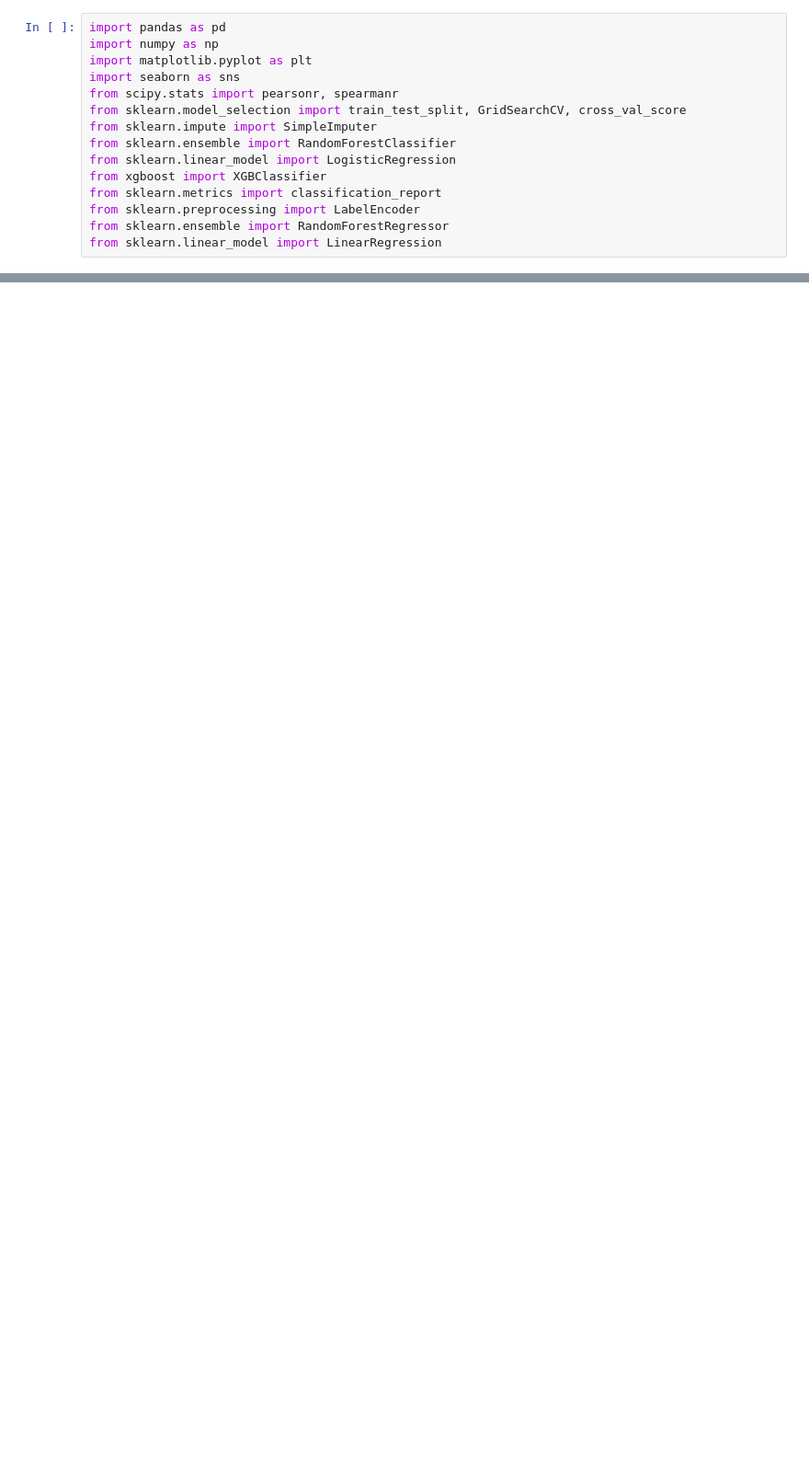
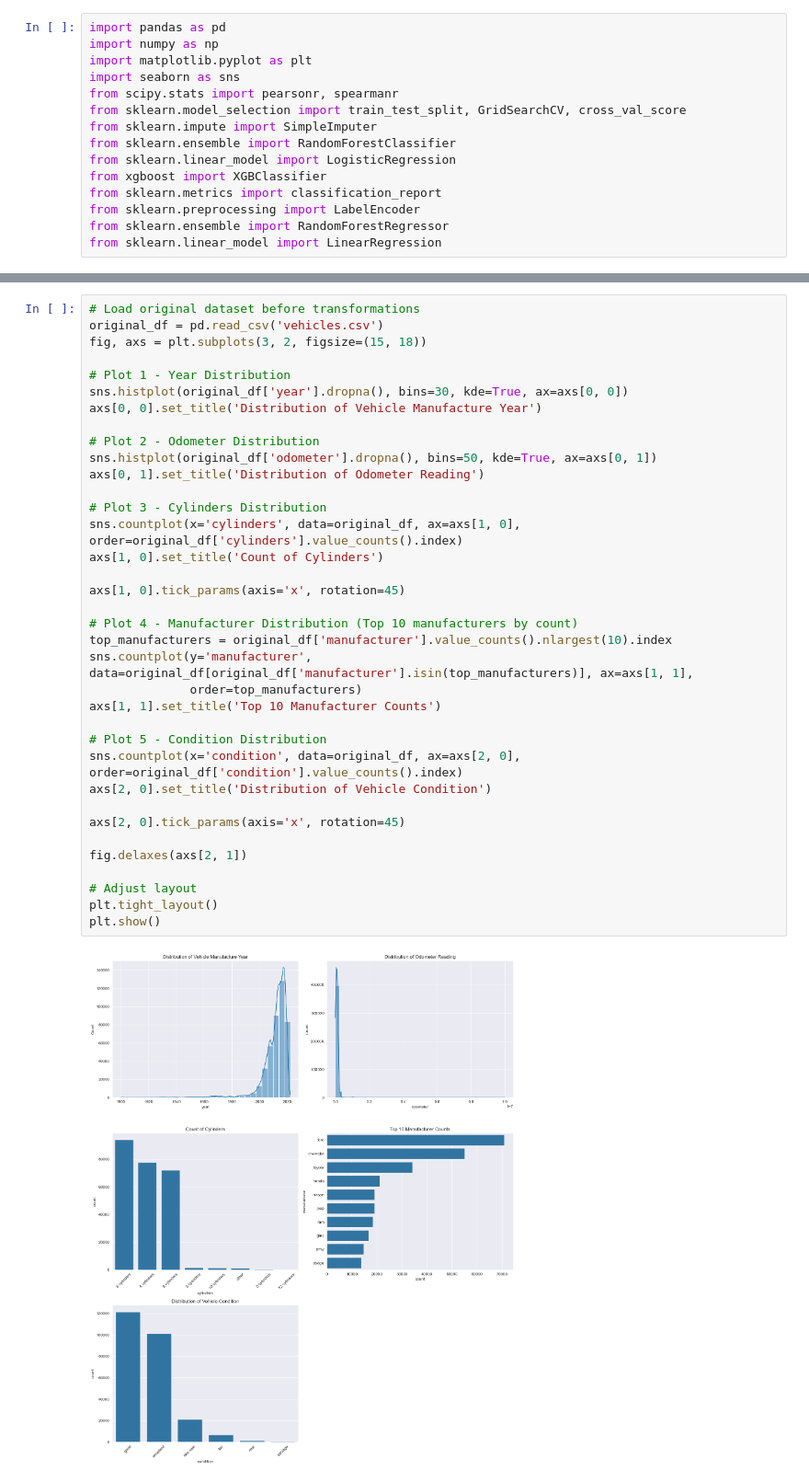
Before and after one commit to psnana-us/week5, a Jupyter notebook: vehicles-assigment.ipynb, the cells around one changed output, grey strips where cells are left out. Shown at 92% size. Cells and saved outputs as stored; diff of their text form; blank space fills up the shorter version.

```diff
--- a/vehicles-assigment.ipynb
+++ b/vehicles-assigment.ipynb
@@ -33,0 +44,38 @@ This section includes loading the dataset, preprocessing, handling of missing va
+# %%
+# Load original dataset before transformations
+original_df = pd.read_csv('vehicles.csv')
+fig, axs = plt.subplots(3, 2, figsize=(15, 18))
+
+# Plot 1 - Year Distribution
+sns.histplot(original_df['year'].dropna(), bins=30, kde=True, ax=axs[0, 0])
+axs[0, 0].set_title('Distribution of Vehicle Manufacture Year')
+
+# Plot 2 - Odometer Distribution
+sns.histplot(original_df['odometer'].dropna(), bins=50, kde=True, ax=axs[0, 1])
+axs[0, 1].set_title('Distribution of Odometer Reading')
+
+# Plot 3 - Cylinders Distribution
+sns.countplot(x='cylinders', data=original_df, ax=axs[1, 0], order=original_df['cylinders'].value_counts().index)
+axs[1, 0].set_title('Count of Cylinders')
+
+axs[1, 0].tick_params(axis='x', rotation=45)
+
+# Plot 4 - Manufacturer Distribution (Top 10 manufacturers by count)
+top_manufacturers = original_df['manufacturer'].value_counts().nlargest(10).index
+sns.countplot(y='manufacturer', data=original_df[original_df['manufacturer'].isin(top_manufacturers)], ax=axs[1, 1],
+              order=top_manufacturers)
+axs[1, 1].set_title('Top 10 Manufacturer Counts')
+
+# Plot 5 - Condition Distribution
+sns.countplot(x='condition', data=original_df, ax=axs[2, 0], order=original_df['condition'].value_counts().index)
+axs[2, 0].set_title('Distribution of Vehicle Condition')
+
+axs[2, 0].tick_params(axis='x', rotation=45)
+
+fig.delaxes(axs[2, 1])
+
+# Adjust layout
+plt.tight_layout()
+plt.show()
+# %% [output]
+[figure, added]
```
Also changed, not shown: parts of 16 cells of this notebook.
